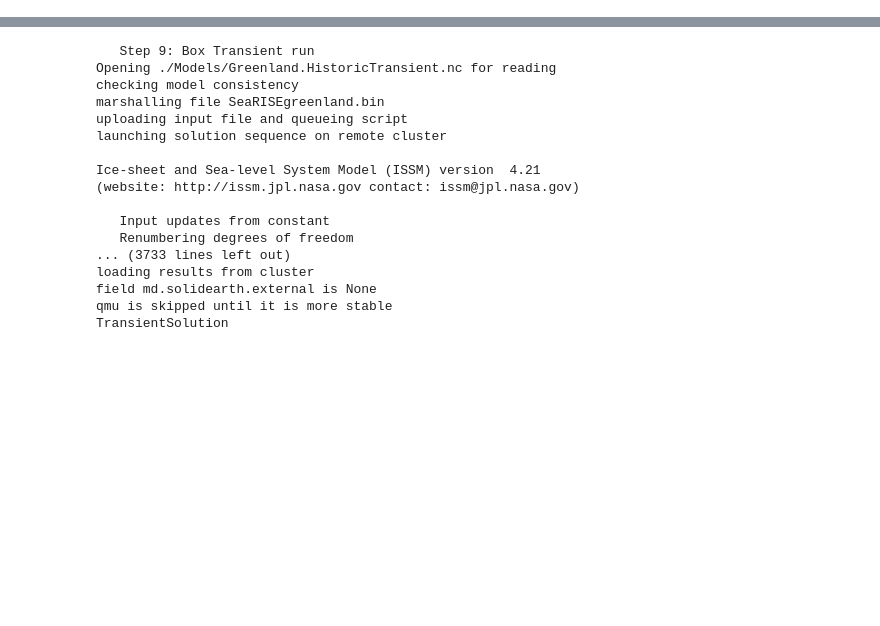
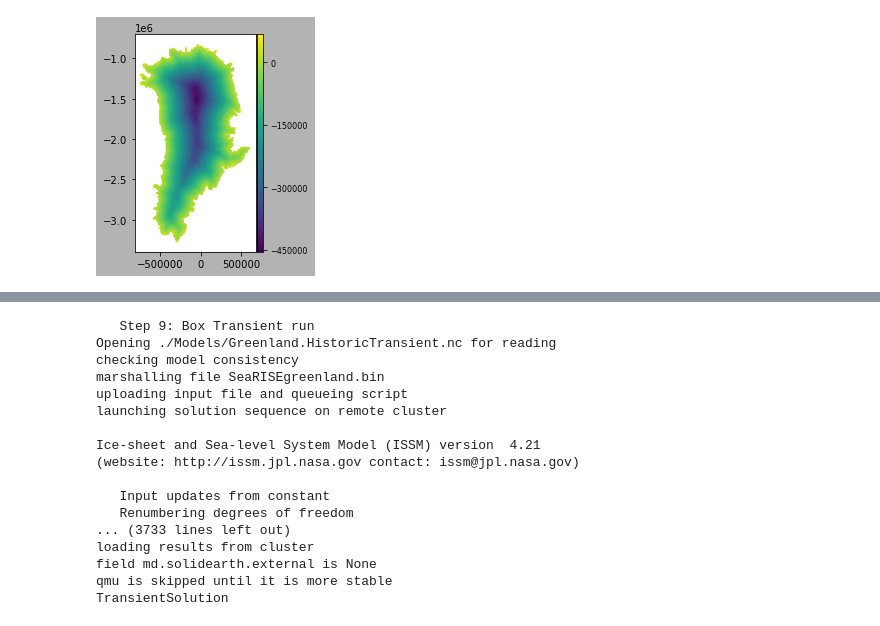
Before and after one commit to carolluzardi/ISSM-Project, a Jupyter notebook: Greenland/Greenland.ipynb, the cells around one changed output, grey strips where cells are left out. Saved outputs shown, nothing was run; the diff lists cells and outputs as text; code cells hidden in the pictures; blank space fills up the shorter version.

```diff
--- a/Greenland/Greenland.ipynb
+++ b/Greenland/Greenland.ipynb
@@ -216,0 +409,6 @@ TransientSolution
+# %%
+#md.results.TransientSolution
+
+plotmodel(md, "data", md.results.TransientSolution[-1].MaskIceLevelset) #dis
+# %% [output]
+[figure, added]
```
Also changed, not shown: parts of 18 cells of this notebook.
